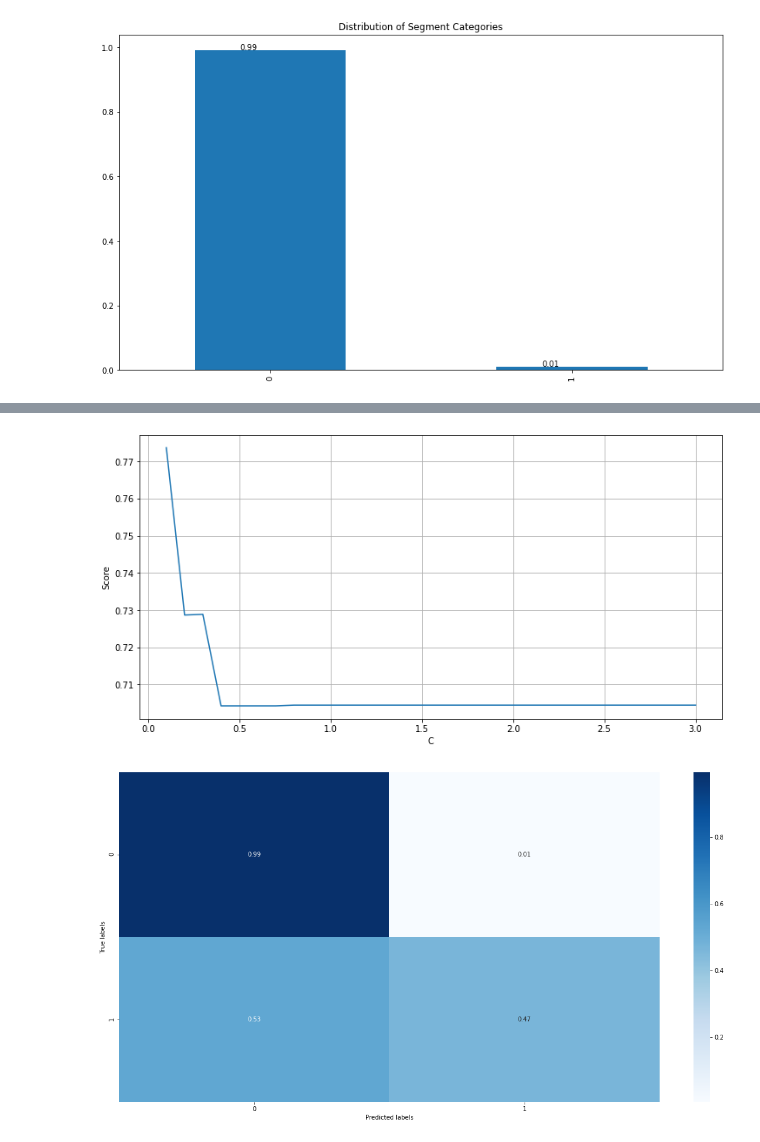
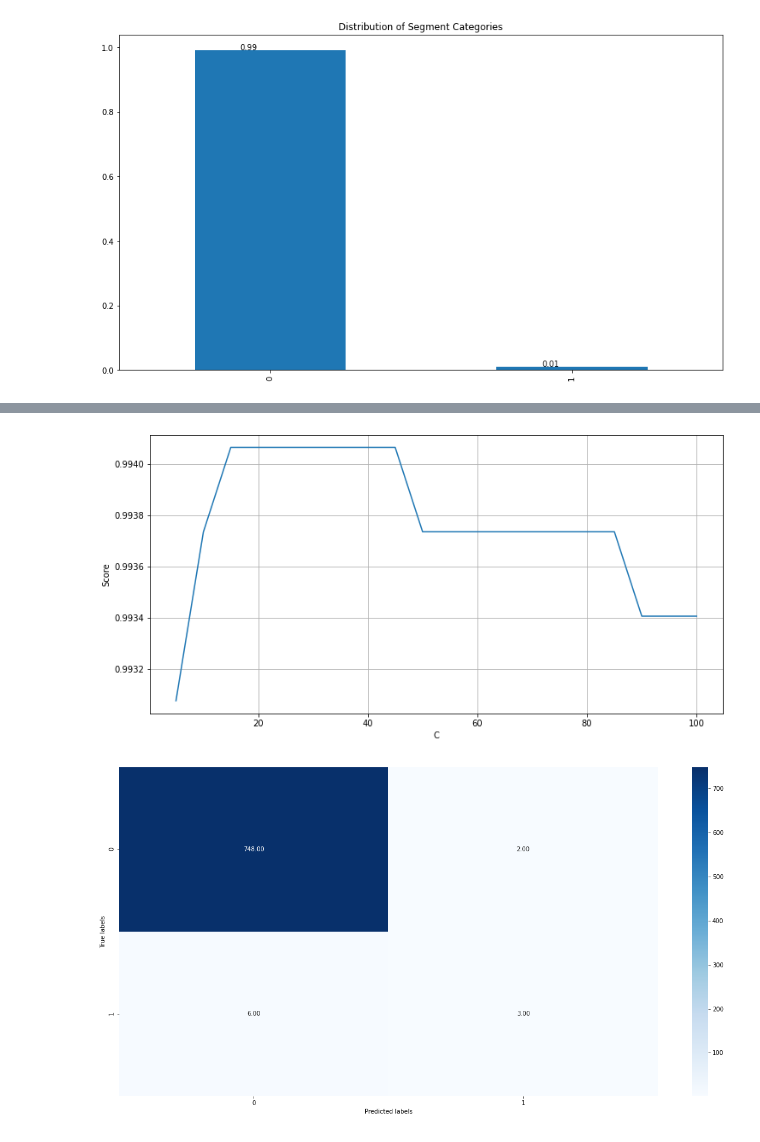
Before and after one commit to bachhvu/Policy-NLP, a Jupyter notebook: Data_Retention_Model_Development.ipynb, the cells around one changed output, grey strips where cells are left out. Cells and saved outputs as stored; diff of their text form; code cells hidden in the pictures.

```diff
--- a/Data_Retention_Model_Development.ipynb
+++ b/Data_Retention_Model_Development.ipynb
@@ -112,6 +111,6 @@ kf = StratifiedKFold(n_splits=5, random_state=0, shuffle=False)
 params = {'C': alpha_list,
           'random_state': [0]}
 # %%
-classifier = LinearSVC(random_state=0)
-cross_val_score(classifier, segments_train, targets_train, cv=kf, scoring='recall_macro')
+classifier = svm.SVC()
+cross_val_score(classifier, segments_train, targets_train, cv=kf)
 # %% [output]
@@ -118,0 +118,4 @@ array([0.75 , 0.75 , 0.8  , 0.6  , 0.625])
+# %%
+classifier.fit(segments_train, targets_train)
+base_preds = classifier.predict(segments_test)
+confusion_matrix(targets_test.astype(str), base_preds.astype(str))
@@ -140,14 +157,14 @@ plt.grid()
 # %%
 grid_no_up_preds = grid_no_up.best_estimator_.predict(segments_test)
 #labels = segments['do_not_track'].unique()
-cm = confusion_matrix(targets_test.astype(str), grid_no_up_preds.astype(str) )
-cm = cm.astype('float') / cm.sum(axis=1)[:, np.newaxis]
-plt.rcParams['figure.figsize'] = (20, 10)
-ax= plt.subplot()
-sns.heatmap(cm, annot=True, fmt='.2f', cmap='Blues', cbar=True, ax = ax)
+confusion_matrix(targets_test.astype(str), grid_no_up_preds.astype(str) )
+#cm = cm.astype('float') / cm.sum(axis=1)[:, np.newaxis]
+#plt.rcParams['figure.figsize'] = (20, 10)
+#ax= plt.subplot()
+#sns.heatmap(cm, annot=True, fmt='.2f', cmap='Blues', cbar=True, ax = ax)
 #ax.set_xticklabels([''] + labels, rotation=90)
 #ax.set_yticklabels([''] + labels, rotation=0)
-ax.set_xlabel('Predicted labels')
-ax.set_ylabel('True labels')
-plt.show()
+#ax.set_xlabel('Predicted labels')
+#ax.set_ylabel('True labels')
+#plt.show()
 # %% [output]
@@ -169,10 +187,10 @@ from imblearn.over_sampling import SMOTE
 from imblearn.pipeline import Pipeline, make_pipeline
 # %%
 imba_pipeline = make_pipeline(SMOTE(random_state=0),
-                              LinearSVC(random_state=0))
+                              LogisticRegression(random_state=0))
 
-new_params = {'linearsvc__' + key: params[key] for key in params}
-grid_imba = GridSearchCV(imba_pipeline, param_grid=new_params, cv=kf, scoring='recall_macro').fit(segments_train, targets_train)
+new_params = {'logisticregression__' + key: params[key] for key in params}
+grid_imba = GridSearchCV(imba_pipeline, param_grid=new_params, cv=kf).fit(segments_train, targets_train)
 # %%
 print(grid_imba.best_params_)
 print(grid_imba.best_score_)
@@ -182,7 +200,7 @@ print(grid_imba.best_score_)
 # %%
 results = pd.DataFrame()
 # collect alpha list
-results['C'] = grid_imba.cv_results_['param_linearsvc__C'].data
+results['C'] = grid_imba.cv_results_['param_logisticregression__C'].data
 # collect test scores
 results['score'] = grid_imba.cv_results_['mean_test_score'].data
 
@@ -192,22 +210,22 @@ plt.xlabel('C')
 plt.ylabel('Score')
 plt.grid()
 # %% [output]
-[figure, old version]
+[figure, new version]
 # %%
-grid_imba_preds = grid_imba.best_estimator_.named_steps['linearsvc'].predict(segments_test)
+grid_imba_preds = grid_imba.best_estimator_.named_steps['logisticregression'].predict(segments_test)
 #labels = segments['category_name'].unique()
 cm = confusion_matrix(targets_test.astype(str), grid_imba_preds.astype(str))
-cm = cm.astype('float') / cm.sum(axis=1)[:, np.newaxis]
+#cm = cm.astype('float') / cm.sum(axis=1)[:, np.newaxis]
 plt.rcParams['figure.figsize'] = (20, 10)
 ax= plt.subplot()
 sns.heatmap(cm, annot=True, fmt='.2f', cmap='Blues', cbar=True, ax = ax)
 #ax.set_xticklabels([''] + labels, rotation=90)
 #ax.set_yticklabels([''] + labels, rotation=0)
 ax.set_xlabel('Predicted labels')
 ax.set_ylabel('True labels')
 plt.show()
 # %% [output]
-[figure, old version]
+[figure, new version]
 # %%
 #Quick diagnostics
 print(classification_report(targets_test.astype(str),grid_imba_preds.astype(str)))
```
Also changed, not shown: parts of 18 cells of this notebook.
